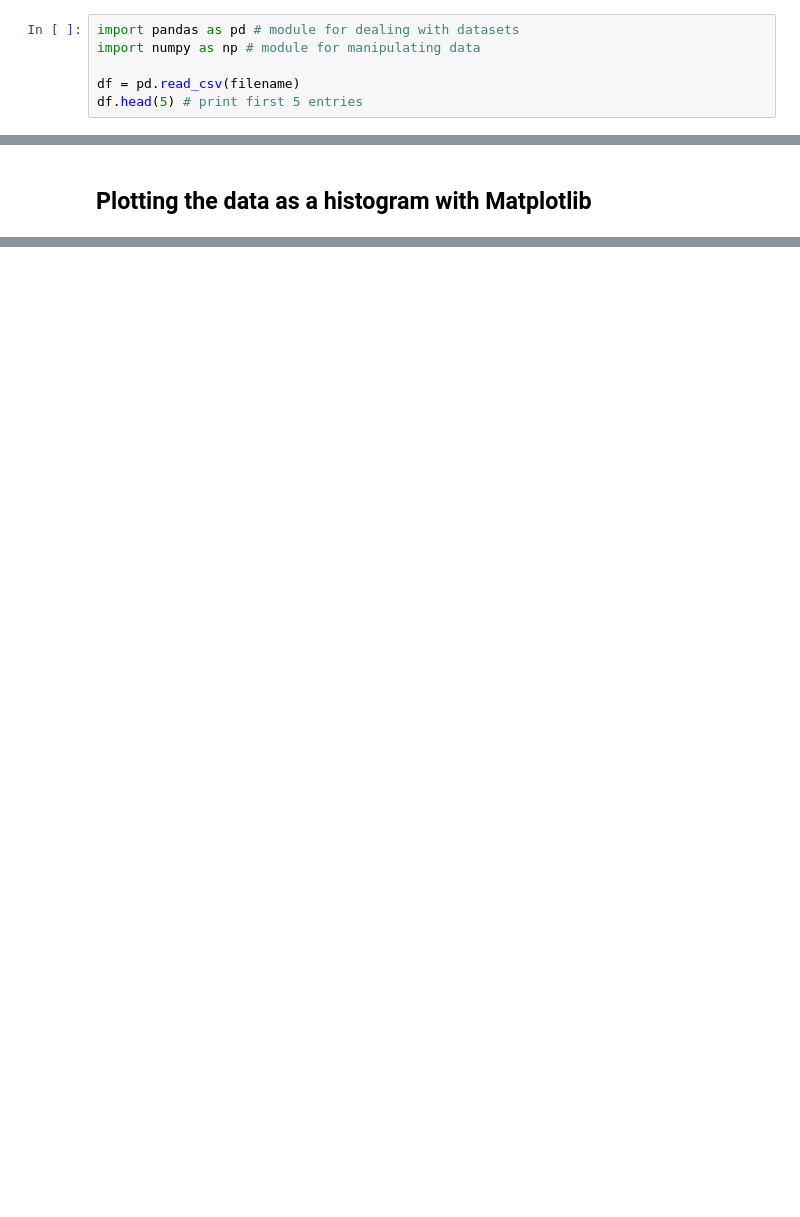
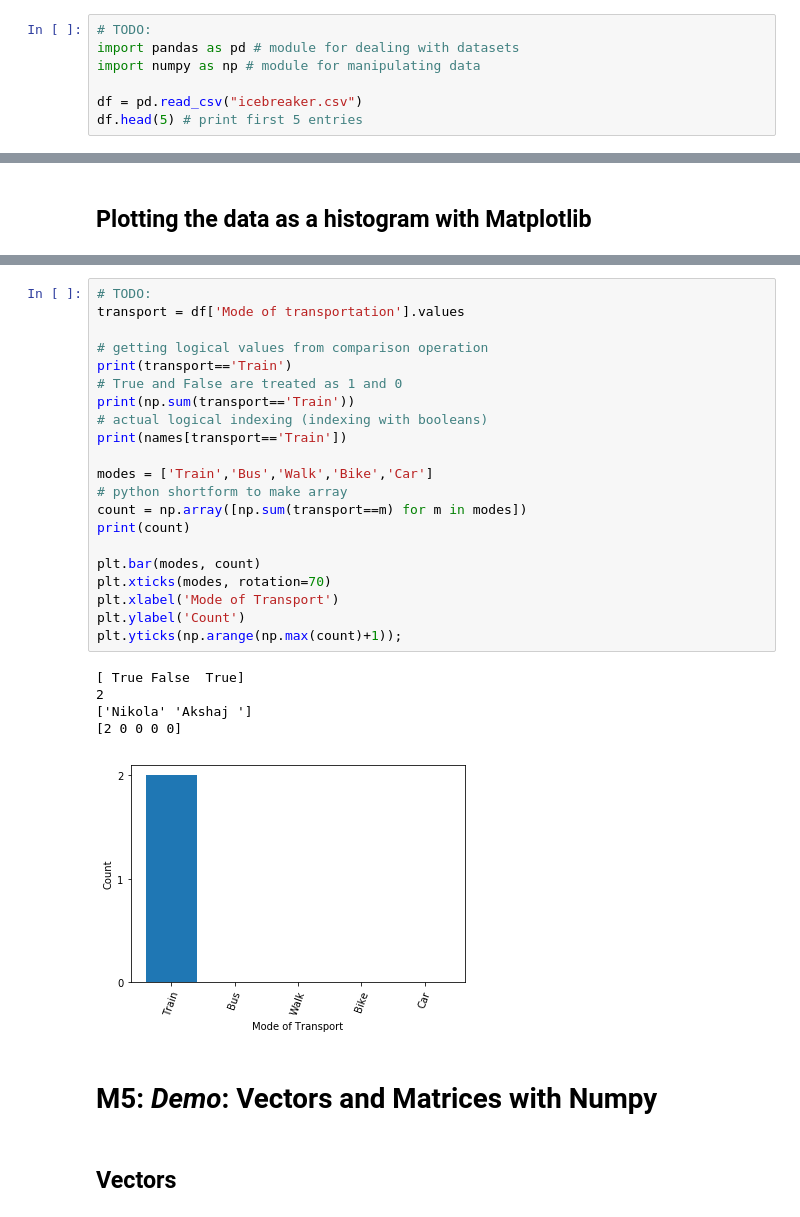
Before and after one commit to nikopj/SummerML, a Jupyter notebook: Day1/Day1_Teacher.ipynb, the cells around one changed output, grey strips where cells are left out. Cells and saved outputs as stored; diff of their text form; blank space fills up the shorter version.

```diff
--- a/Day1/Day1_Teacher.ipynb
+++ b/Day1/Day1_Teacher.ipynb
@@ -22,8 +13,9 @@ icebreaker.csv
 # %%
+# TODO:
 import pandas as pd # module for dealing with datasets
 import numpy as np # module for manipulating data
 
-df = pd.read_csv(filename)
+df = pd.read_csv("icebreaker.csv")
 df.head(5) # print first 5 entries
 # %% [output]
 |  | Name | Prefered Name | Grade | Country | Wake Up Time | Travel Time (mins) | Mode of transportation |
@@ -237,0 +53,31 @@ variance: 0.52
+# %%
+# TODO:
+transport = df['Mode of transportation'].values
+
+# getting logical values from comparison operation
+print(transport=='Train')
+# True and False are treated as 1 and 0
+print(np.sum(transport=='Train'))
+# actual logical indexing (indexing with booleans)
+print(names[transport=='Train'])
+
+modes = ['Train','Bus','Walk','Bike','Car']
+# python shortform to make array
+count = np.array([np.sum(transport==m) for m in modes])
+print(count)
+
+plt.bar(modes, count)
+plt.xticks(modes, rotation=70)
+plt.xlabel('Mode of Transport')
+plt.ylabel('Count')
+plt.yticks(np.arange(np.max(count)+1));
+# %% [output]
+[ True False  True]
+2
+['Nikola' 'Akshaj ']
+[2 0 0 0 0]
+[figure, added]
+# %% [markdown]
+# M5: *Demo*: Vectors and Matrices with Numpy
+# %% [markdown]
+## Vectors
```
Also changed, not shown: parts of 50 cells of this notebook.
